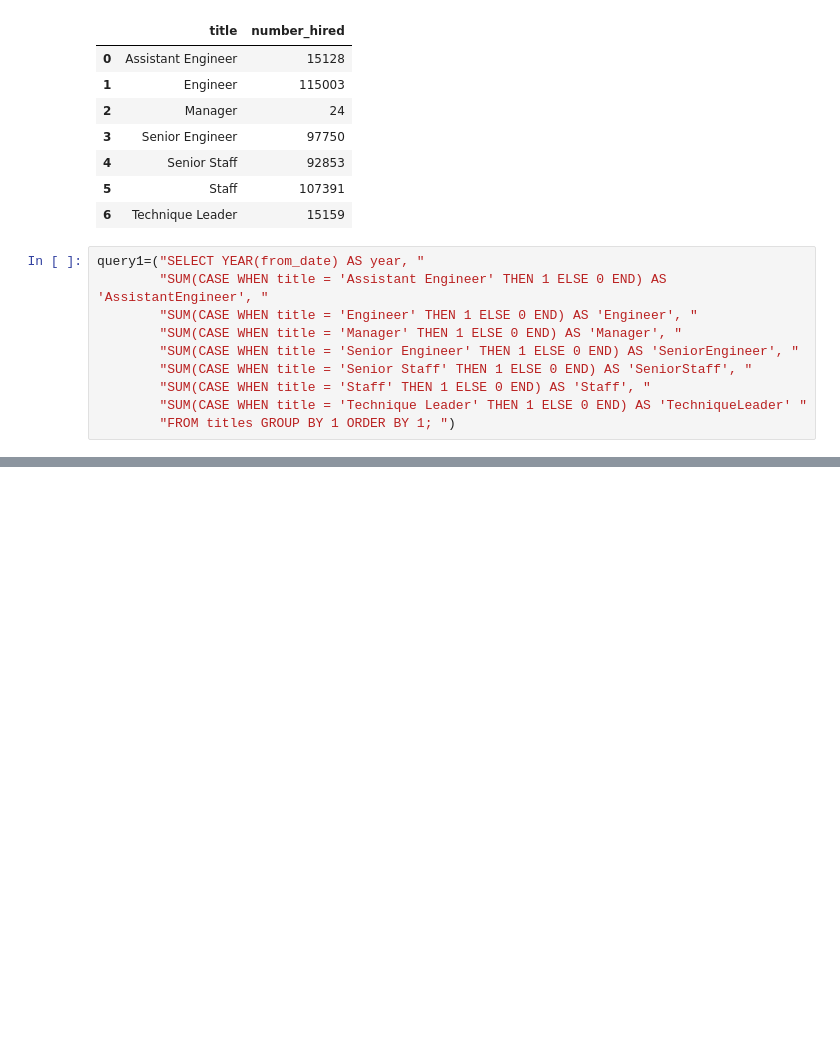
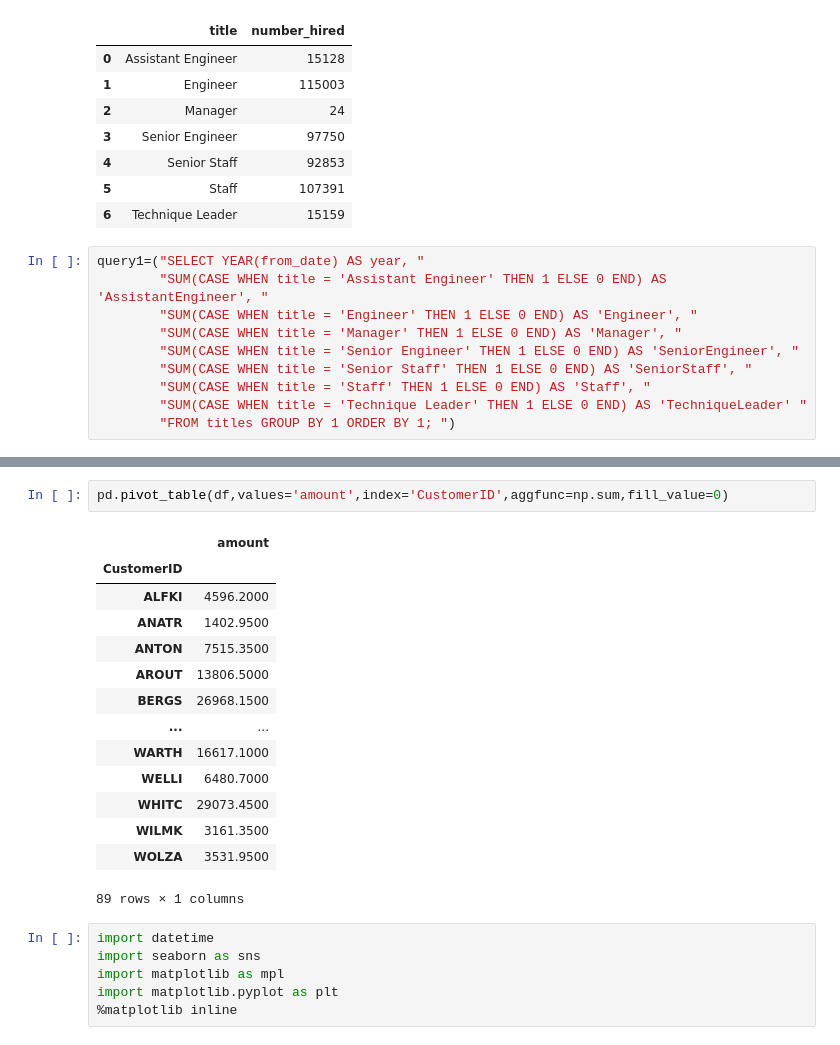
Before and after one commit to xning11/SQLpractice, a Jupyter notebook: mysql-in-python.ipynb, the cells around one changed output, grey strips where cells are left out. Drawn from its saved outputs; the diff is of its cells as text; blank space fills up the shorter version.

```diff
--- a/mysql-in-python.ipynb
+++ b/mysql-in-python.ipynb
@@ -149,0 +212,23 @@ sql_to_pd(query1)
+# %%
+pd.pivot_table(df,values='amount',index='CustomerID',aggfunc=np.sum,fill_value=0)
+# %% [output]
+|  | amount |
+| CustomerID |  |
+| ALFKI | 4596.2000 |
+| ANATR | 1402.9500 |
+| ANTON | 7515.3500 |
+| AROUT | 13806.5000 |
+| BERGS | 26968.1500 |
+| ... | ... |
+| WARTH | 16617.1000 |
+| WELLI | 6480.7000 |
+| WHITC | 29073.4500 |
+| WILMK | 3161.3500 |
+| WOLZA | 3531.9500 |
+89 rows × 1 columns
+# %%
+import datetime
+import seaborn as sns
+import matplotlib as mpl
+import matplotlib.pyplot as plt
+%matplotlib inline
```
Also changed, not shown: parts of 8 cells of this notebook.
